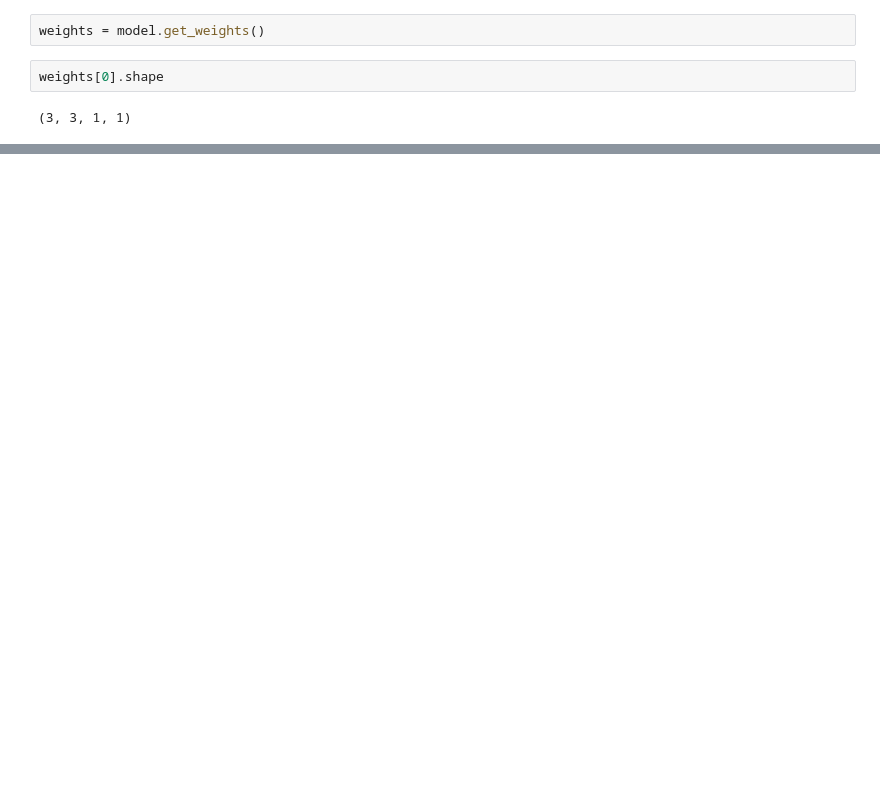
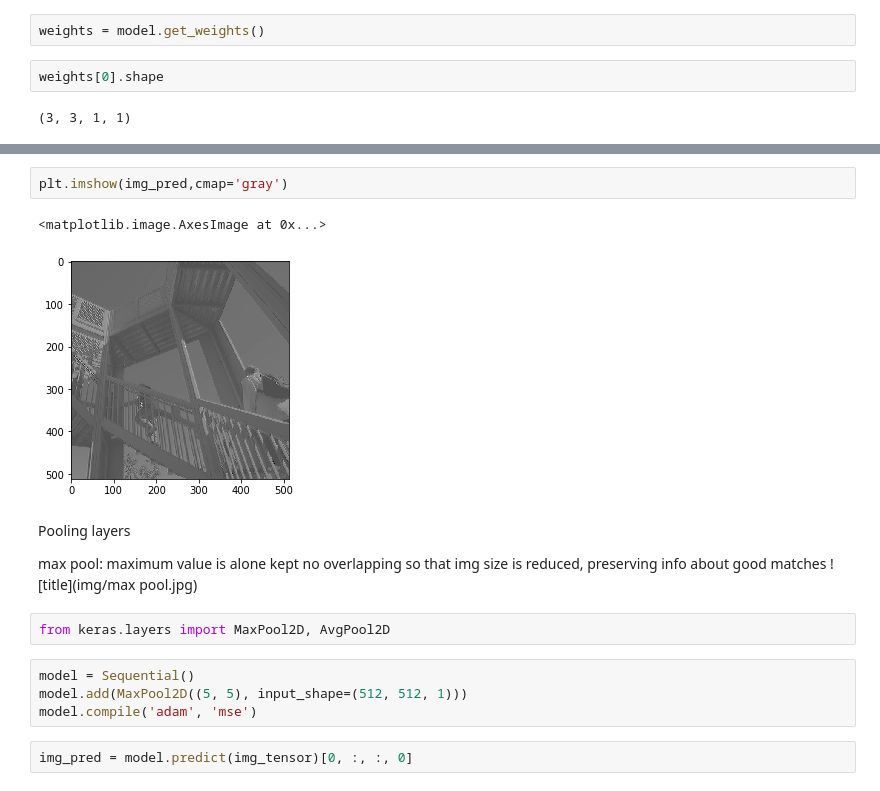
Before and after one commit to lakshmipriya04/DeepLearning, a Jupyter notebook: CNN/cnn.ipynb, the cells around one changed output, grey strips where cells are left out. Saved outputs shown, nothing was run; the diff lists cells and outputs as text; blank space fills up the shorter version.

```diff
--- a/CNN/cnn.ipynb
+++ b/CNN/cnn.ipynb
@@ -518,0 +564,19 @@ weights[0].shape
+# %%
+plt.imshow(img_pred,cmap='gray')
+# %% [output]
+<matplotlib.image.AxesImage at 0x...>
+[figure, added]
+# %% [markdown]
+Pooling layers
+
+max pool:
+maximum value is alone kept no overlapping so that img size is reduced, preserving info about good matches
+![title](img/max pool.jpg)
+# %%
+from keras.layers import MaxPool2D, AvgPool2D
+# %%
+model = Sequential()
+model.add(MaxPool2D((5, 5), input_shape=(512, 512, 1)))
+model.compile('adam', 'mse')
+# %%
+img_pred = model.predict(img_tensor)[0, :, :, 0]
```
Also changed, not shown: parts of 36 cells of this notebook, 1 other file.
